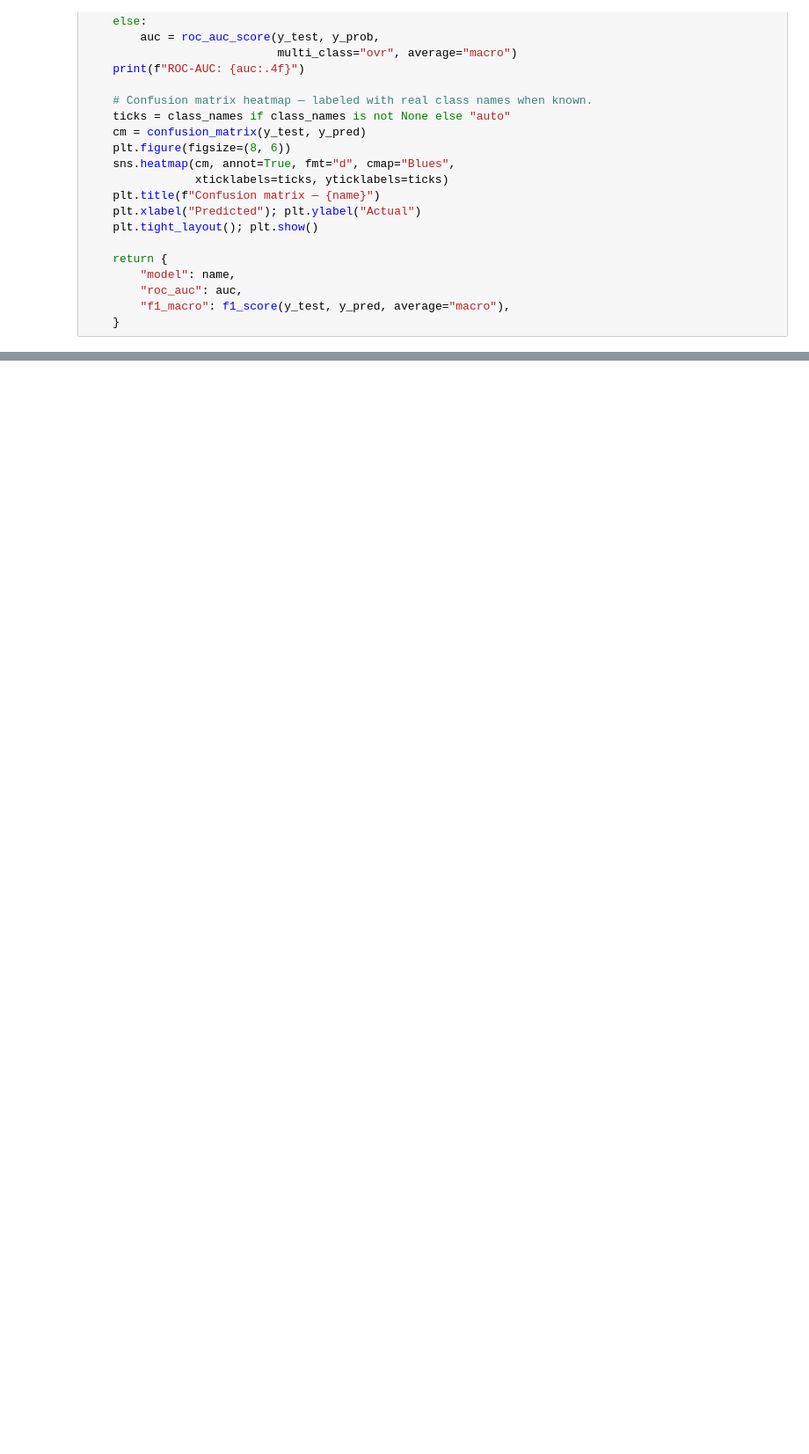
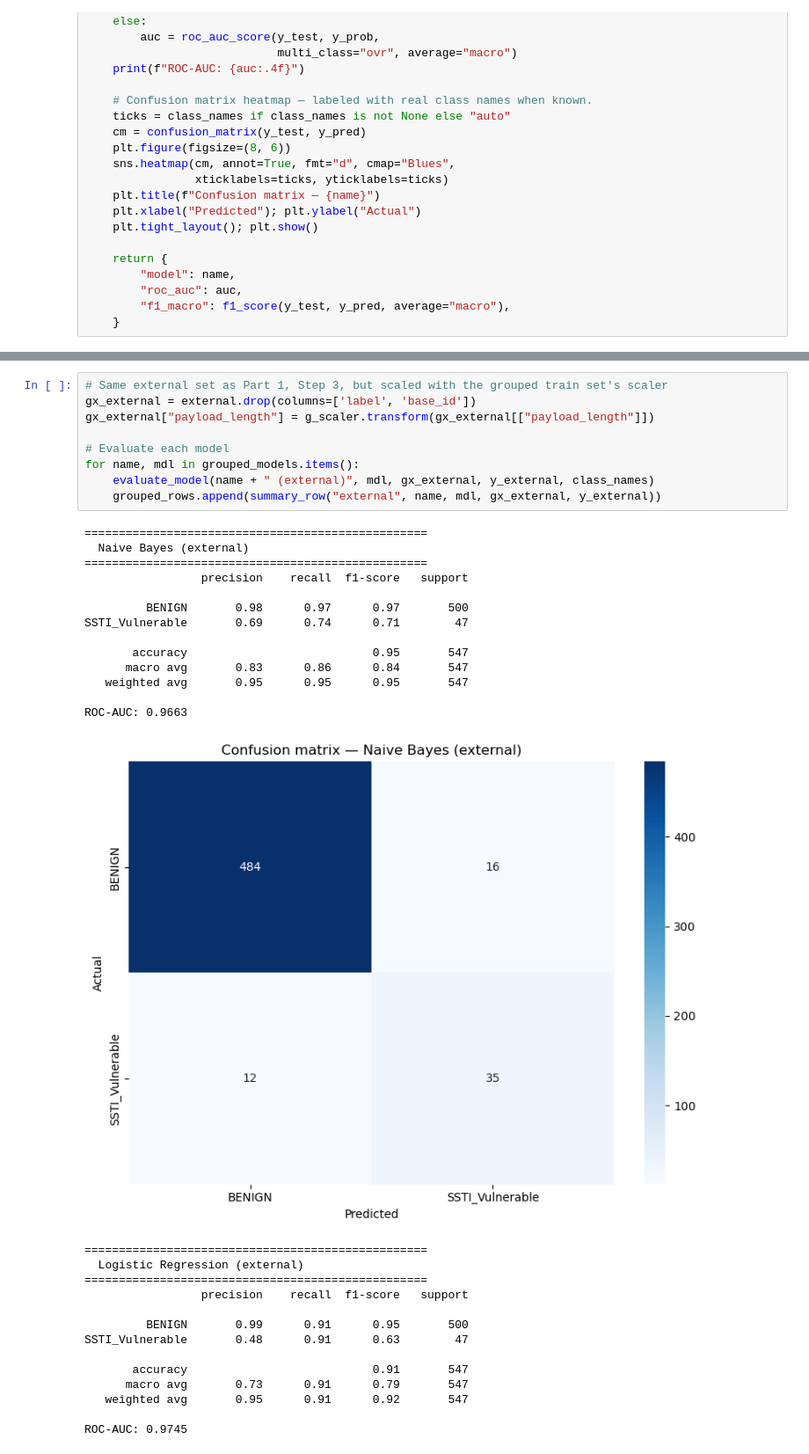
Before and after one commit to omarwhadidi/SSTI-detection-using-ML, a Jupyter notebook: model_evaluation/Model_evaluation.ipynb, the cells around one changed output, grey strips where cells are left out. Shown at 88% size. Cells and saved outputs as stored; diff of their text form; blank space fills up the shorter version.

```diff
--- a/model_evaluation/Model_evaluation.ipynb
+++ b/model_evaluation/Model_evaluation.ipynb
@@ -715,0 +908,37 @@ missed.sort_values("score").groupby("mechanism").head(3)[["mechanism", "score",
+# %%
+# Same external set as Part 1, Step 3, but scaled with the grouped train set's scaler
+gx_external = external.drop(columns=['label', 'base_id'])
+gx_external["payload_length"] = g_scaler.transform(gx_external[["payload_length"]])
+
+# Evaluate each model
+for name, mdl in grouped_models.items():
+    evaluate_model(name + " (external)", mdl, gx_external, y_external, class_names)
+    grouped_rows.append(summary_row("external", name, mdl, gx_external, y_external))
+# %% [output]
+==================================================
+  Naive Bayes (external)
+==================================================
+                 precision    recall  f1-score   support
+
+         BENIGN       0.98      0.97      0.97       500
+SSTI_Vulnerable       0.69      0.74      0.71        47
+
+       accuracy                           0.95       547
+      macro avg       0.83      0.86      0.84       547
+   weighted avg       0.95      0.95      0.95       547
+
+ROC-AUC: 0.9663
+[figure, added]
+==================================================
+  Logistic Regression (external)
+==================================================
+                 precision    recall  f1-score   support
+
+         BENIGN       0.99      0.91      0.95       500
+SSTI_Vulnerable       0.48      0.91      0.63        47
+
+       accuracy                           0.91       547
+      macro avg       0.73      0.91      0.79       547
+   weighted avg       0.95      0.91      0.92       547
+
+ROC-AUC: 0.9745
```
Also changed, not shown: parts of 56 cells of this notebook, 29 other files.
